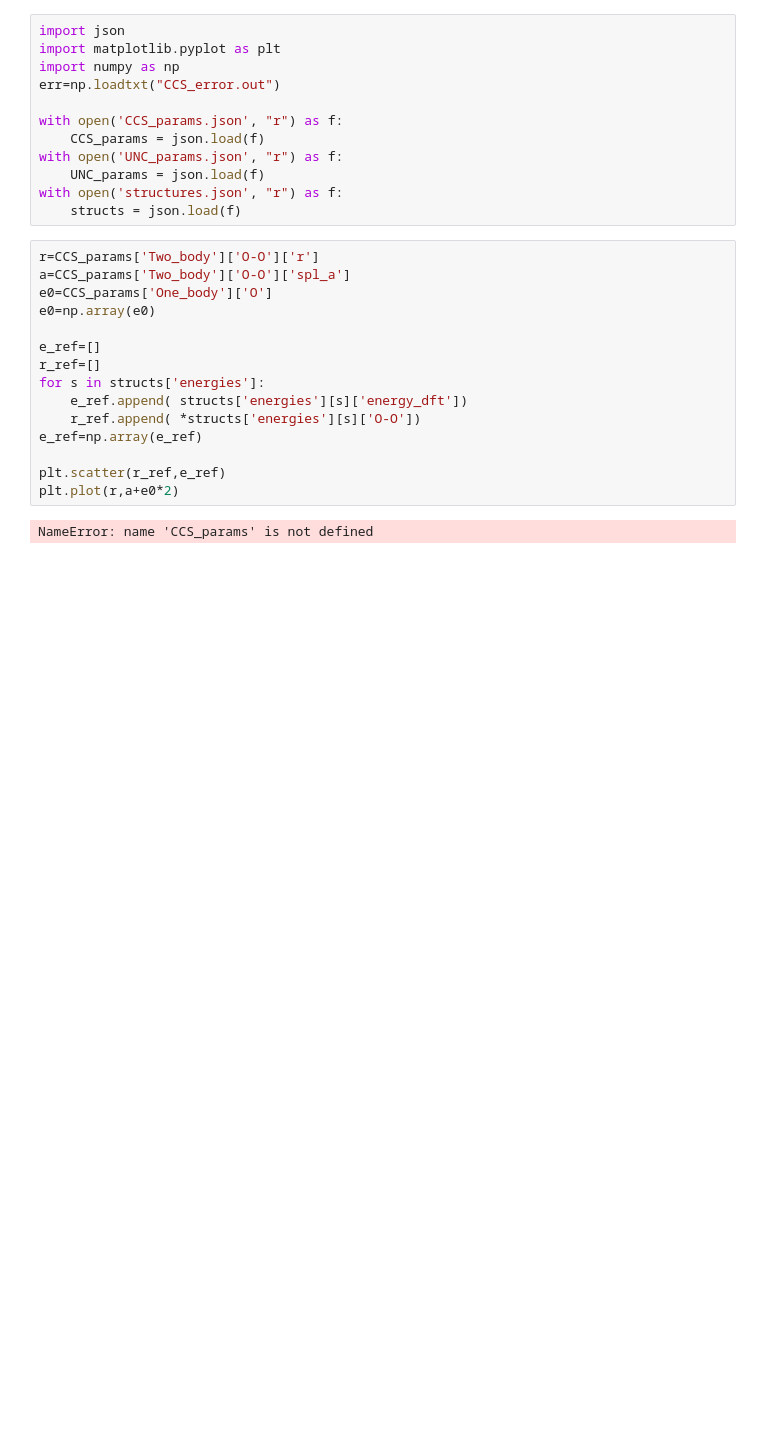
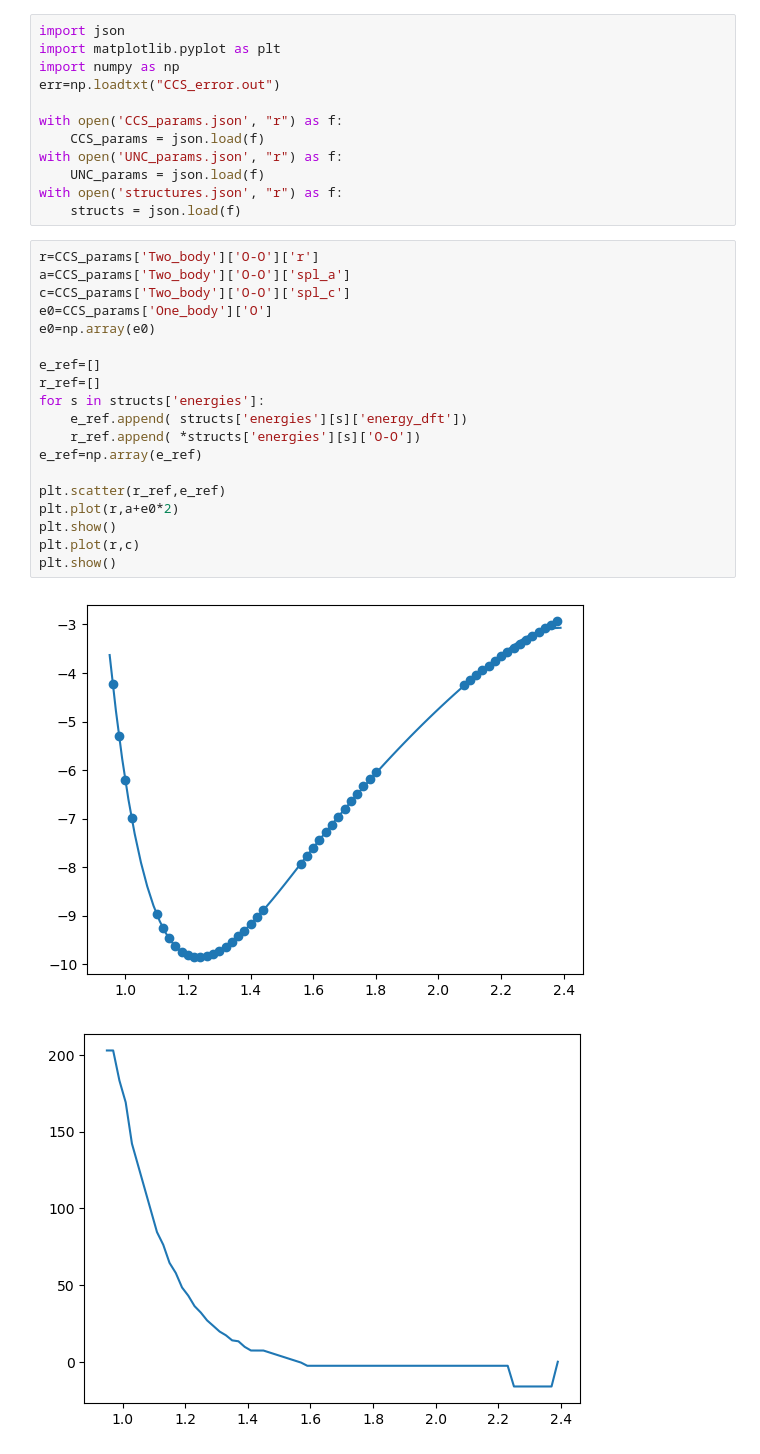
Before and after one commit to Teoroo-CMC/CCS, a Jupyter notebook: examples/Advanced_Tutorials/Twobody_fit_for_an_O2_molecule/plotter.ipynb, the cells around one changed output. Cells and saved outputs as stored; diff of their text form; blank space fills up the shorter version.

```diff
--- a/examples/Advanced_Tutorials/Twobody_fit_for_an_O2_molecule/plotter.ipynb
+++ b/examples/Advanced_Tutorials/Twobody_fit_for_an_O2_molecule/plotter.ipynb
@@ -29,20 +29,25 @@ with open('structures.json', "r") as f:
 # %%
 r=CCS_params['Two_body']['O-O']['r']
 a=CCS_params['Two_body']['O-O']['spl_a']
+c=CCS_params['Two_body']['O-O']['spl_c']
 e0=CCS_params['One_body']['O']
 e0=np.array(e0)
 
 e_ref=[]
 r_ref=[]
 for s in structs['energies']:
     e_ref.append( structs['energies'][s]['energy_dft'])
     r_ref.append( *structs['energies'][s]['O-O'])
 e_ref=np.array(e_ref)
 
 plt.scatter(r_ref,e_ref)
 plt.plot(r,a+e0*2)
+plt.show()
+plt.plot(r,c)
+plt.show()
 # %% [output]
-NameError: name 'CCS_params' is not defined
+[figure, added]
+[figure, added]
 # %%
 r=UNC_params['Two_body']['O-O']['r']
 a=UNC_params['Two_body']['O-O']['spl_a']
```
Also changed, not shown: parts of 1 cell of this notebook, 2 other files.
